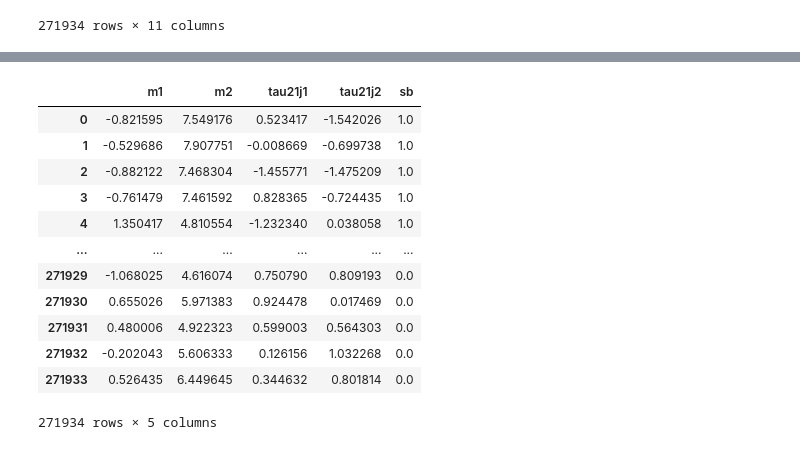
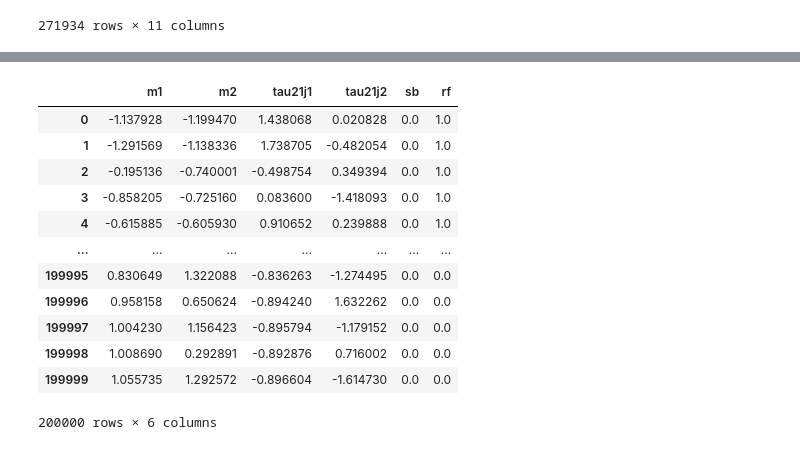
Before and after one commit to hmyin516/AnomalyDetection, a Jupyter notebook: DijetGAN/oneSBclassifier.ipynb, the cells around one changed output, grey strips where cells are left out. Saved outputs shown, nothing was run; the diff lists cells and outputs as text; code cells hidden in the pictures.

```diff
--- a/DijetGAN/oneSBclassifier.ipynb
+++ b/DijetGAN/oneSBclassifier.ipynb
@@ -182,3 +189,0 @@ generated_df = generated_df.drop(['sblabel'],axis=1)
-# %%
-generated_data = generated_df.to_numpy()
-generated_data =  np.append(generated_data,np.zeros([len(generated_data),1]),1)
@@ -221,19 +234,24 @@ test_df
 # %%
-classifier_real = mixedsb[4][:,[2,6,7,8]]
-classifier_fake = generated_data[:,[2,6,7,8]]
-sblabel_real = mixedsb[4][:,-1]
-sblabel_fake = generated_data[:,-1]
+classifier_real = mixedsb[0][:,[2,6,7,8]]
+sblabel_real = mixedsb[0][:,-1]
+
+classifier_fake = generated_data[4][:,[2,6,7,8]]
+sblabel_fake = generated_data[4][:,-1]
 
 unscaled_data = np.concatenate((classifier_real,classifier_fake),axis=0)
+
 scaler = StandardScaler().fit(unscaled_data)
 scaled_data = scaler.transform(unscaled_data)
+
+
 sblabel = np.concatenate((sblabel_real,sblabel_fake),axis = 0)
 sblabel = sblabel.reshape(len(sblabel),1)
 rflabels = np.concatenate((np.ones([len(classifier_real),1]),np.zeros([len(classifier_fake),1])),axis=0)
-scaled_data = np.concatenate((scaled_data,sblabel),axis=1)
-scaled_data = np.concatenate((scaled_data,rflabels),axis=1)
+
+scaled_data = np.concatenate((scaled_data,sblabel),axis=1) #add sb label to scaled data (mixed)
+scaled_data = np.concatenate((scaled_data,rflabels),axis=1) #add rf label to scaled data (mixed)
 
 
-scaled_sb = testing_sample[:,-1].reshape(len(testing_sample),1)
-scaled_test = scaler.transform(testing_sample[:,[2,3,7,8]])
-scaled_test_data = np.concatenate((scaled_test,scaled_sb),axis=1)
+scaled_sb = testing_sample[:,-1].reshape(len(testing_sample),1) #sb label for test
+scaled_test = scaler.transform(testing_sample[:,[2,6,7,8]]) #scale testing data
+scaled_test_data = np.concatenate((scaled_test,scaled_sb),axis=1) #add sb label to testing data
@@ -260,16 +258,18 @@ test_df = pd.DataFrame(scaled_test_data, columns = ['m1','m2','tau21j1','tau21j2
-# %%
-test_df
-# %% [output]
-|  | m1 | m2 | tau21j1 | tau21j2 | sb |
-| 0 | -0.821595 | 7.549176 | 0.523417 | -1.542026 | 1.0 |
-| 1 | -0.529686 | 7.907751 | -0.008669 | -0.699738 | 1.0 |
-| 2 | -0.882122 | 7.468304 | -1.455771 | -1.475209 | 1.0 |
-| 3 | -0.761479 | 7.461592 | 0.828365 | -0.724435 | 1.0 |
-| 4 | 1.350417 | 4.810554 | -1.232340 | 0.038058 | 1.0 |
-| ... | ... | ... | ... | ... | ... |
-| 271929 | -1.068025 | 4.616074 | 0.750790 | 0.809193 | 0.0 |
-| 271930 | 0.655026 | 5.971383 | 0.924478 | 0.017469 | 0.0 |
-| 271931 | 0.480006 | 4.922323 | 0.599003 | 0.564303 | 0.0 |
-| 271932 | -0.202043 | 5.606333 | 0.126156 | 1.032268 | 0.0 |
-| 271933 | 0.526435 | 6.449645 | 0.344632 | 0.801814 | 0.0 |
-271934 rows × 5 columns
+# %%
+scaled_df = pd.DataFrame(scaled_data, columns = ['m1','m2','tau21j1','tau21j2','sb','rf'])
+# %%
+scaled_df
+# %% [output]
+|  | m1 | m2 | tau21j1 | tau21j2 | sb | rf |
+| 0 | -1.137928 | -1.199470 | 1.438068 | 0.020828 | 0.0 | 1.0 |
+| 1 | -1.291569 | -1.138336 | 1.738705 | -0.482054 | 0.0 | 1.0 |
+| 2 | -0.195136 | -0.740001 | -0.498754 | 0.349394 | 0.0 | 1.0 |
+| 3 | -0.858205 | -0.725160 | 0.083600 | -1.418093 | 0.0 | 1.0 |
+| 4 | -0.615885 | -0.605930 | 0.910652 | 0.239888 | 0.0 | 1.0 |
+| ... | ... | ... | ... | ... | ... | ... |
+| 199995 | 0.830649 | 1.322088 | -0.836263 | -1.274495 | 0.0 | 0.0 |
+| 199996 | 0.958158 | 0.650624 | -0.894240 | 1.632262 | 0.0 | 0.0 |
+| 199997 | 1.004230 | 1.156423 | -0.895794 | -1.179152 | 0.0 | 0.0 |
+| 199998 | 1.008690 | 0.292891 | -0.892876 | 0.716002 | 0.0 | 0.0 |
+| 199999 | 1.055735 | 1.292572 | -0.896604 | -1.614730 | 0.0 | 0.0 |
+200000 rows × 6 columns
```
Also changed, not shown: parts of 26 cells of this notebook.
